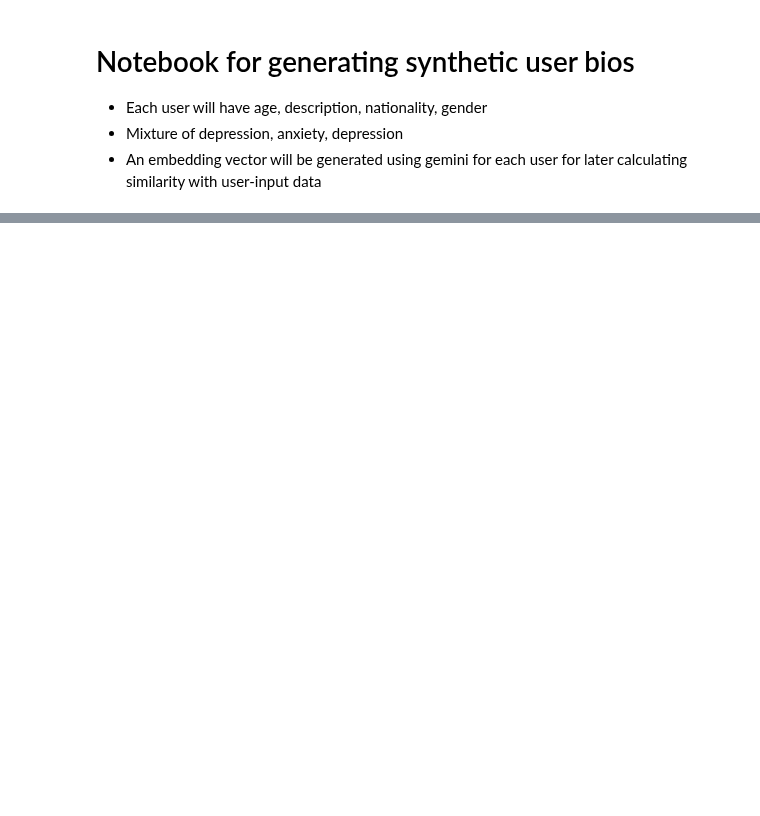
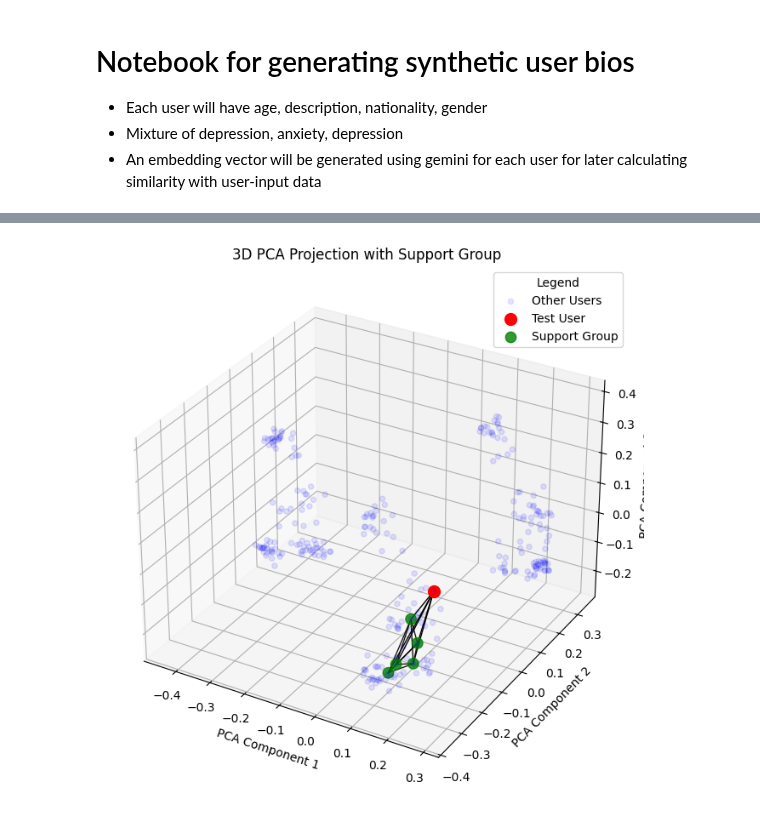
Before and after one commit to LTorrao/RoboSmile_Intervention_OnRender, a Jupyter notebook: Notebooks/dataset_generation.ipynb, the cells around one changed output, grey strips where cells are left out. Cells and saved outputs as stored; diff of their text form; code cells hidden in the pictures; blank space fills up the shorter version.

Commit message:
updated support group linking

```diff
--- a/Notebooks/dataset_generation.ipynb
+++ b/Notebooks/dataset_generation.ipynb
@@ -72,0 +173,62 @@ df.to_csv(f"Dataset/synthetic_user_data.csv", index=False)
+# %%
+from mpl_toolkits.mplot3d import Axes3D  # Required for 3D plotting
+
+# Locate the test user in the DataFrame
+test_user_row = df[df['USERNAME'] == 'TEST_USER']
+if test_user_row.empty:
+    raise ValueError("Test user with username 'TEST_USER' not found in the dataset.")
+
+# Extract the embedding of the test user
+test_embedding = np.array(test_user_row['EMBEDDING'].iloc[0])
+
+# Step 1: Stack embeddings into a matrix and calculate distances
+embedding_matrix = np.vstack(df['EMBEDDING'].values)
+distances = euclidean_distances([test_embedding], embedding_matrix).flatten()
+
+# Step 2: Find the 5 nearest neighbors (excluding the test user itself)
+nearest_indices = distances.argsort()[1:6]  # Exclude the test user itself (index 0)
+
+# Step 3: Perform PCA to reduce dimensionality to 3D
+pca = PCA(n_components=3)
+embedding_3d = pca.fit_transform(embedding_matrix)
+
+# Add PCA results back to the DataFrame
+df['PCA1'] = embedding_3d[:, 0]
+df['PCA2'] = embedding_3d[:, 1]
+df['PCA3'] = embedding_3d[:, 2]
+
+# Get the PCA coordinates of the test user and its neighbors
+test_3d = embedding_3d[test_user_row.index[0]]
+neighbors_3d = embedding_3d[nearest_indices]
+
+# Step 4: Create a 3D scatter plot
+fig = plt.figure(figsize=(12, 8))
+ax = fig.add_subplot(111, projection='3d')
+
+# Plot all users with high transparency
+ax.scatter(df['PCA1'], df['PCA2'], df['PCA3'], color='blue', alpha=0.1, label='Other Users')
+
+# Plot the test user in red
+ax.scatter(test_3d[0], test_3d[1], test_3d[2], color='red', label='Test User', s=100, zorder=3)
+
+# Plot the neighbors with higher opacity
+ax.scatter(neighbors_3d[:, 0], neighbors_3d[:, 1], neighbors_3d[:, 2], color='green', alpha=0.8, label='Support Group', s=80, zorder=2)
+
+# Draw lines from the test user to each neighbor
+for neighbor in neighbors_3d:
+    ax.plot([test_3d[0], neighbor[0]], [test_3d[1], neighbor[1]], [test_3d[2], neighbor[2]], color='black', linewidth=1)
+
+# Draw faint grey lines between neighbors (graph structure)
+for i, point1 in enumerate(neighbors_3d):
+    for point2 in neighbors_3d[i + 1:]:
+        ax.plot([point1[0], point2[0]], [point1[1], point2[1]], [point1[2], point2[2]], color='black', linewidth=1, alpha=0.9)
+
+# Add plot details
+ax.set_title('3D PCA Projection with Support Group')
+ax.set_xlabel('PCA Component 1')
+ax.set_ylabel('PCA Component 2')
+ax.set_zlabel('PCA Component 3')
+ax.legend(title='Legend')
+plt.show()
+# %% [output]
+[figure, added]
```
Also changed, not shown: parts of 8 cells of this notebook.
